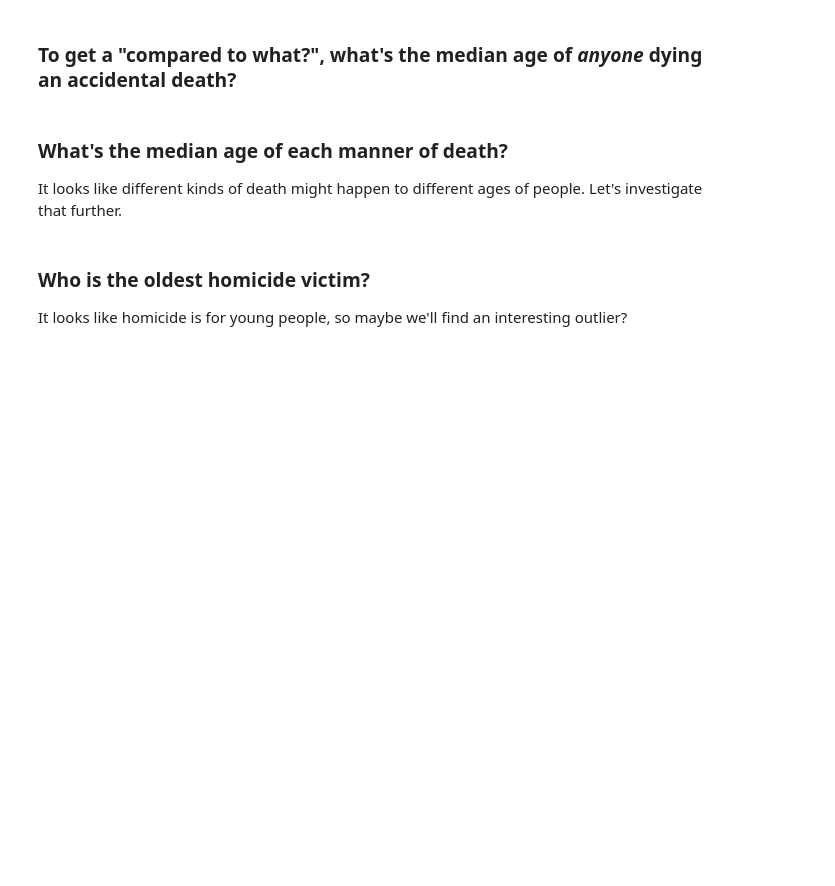
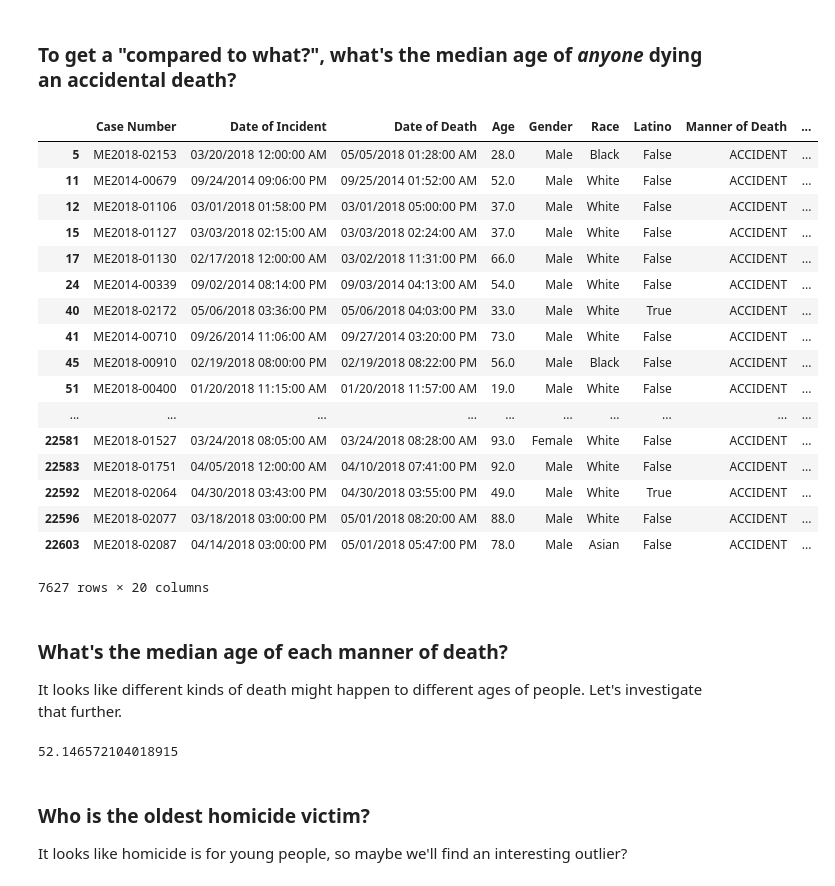
Before and after one commit to kosmaspanag/foundations_homework, a Jupyter notebook: 07-homework/medical-examiner/Medical Examiner.ipynb, the cells around one changed output. Saved outputs shown, nothing was run; the diff lists cells and outputs as text; code cells hidden in the pictures; blank space fills up the shorter version.

```diff
--- a/07-homework/medical-examiner/Medical Examiner.ipynb
+++ b/07-homework/medical-examiner/Medical Examiner.ipynb
@@ -266,9 +316,35 @@ Are fractures especially dangerous for the elderly?
 # %% [markdown]
 ### To get a "compared to what?", what's the median age of _anyone_ dying an accidental death?
+# %%
+accident = df[df['Manner of Death'].str.contains("ACCIDENT", na=False)]
+accident
+# %% [output]
+|  | Case Number | Date of Incident | Date of Death | Age | Gender | Race | Latino | Manner of Death | ... |
+| 5 | ME2018-02153 | 03/20/2018 12:00:00 AM | 05/05/2018 01:28:00 AM | 28.0 | Male | Black | False | ACCIDENT | ... |
+| 11 | ME2014-00679 | 09/24/2014 09:06:00 PM | 09/25/2014 01:52:00 AM | 52.0 | Male | White | False | ACCIDENT | ... |
+| 12 | ME2018-01106 | 03/01/2018 01:58:00 PM | 03/01/2018 05:00:00 PM | 37.0 | Male | White | False | ACCIDENT | ... |
+| 15 | ME2018-01127 | 03/03/2018 02:15:00 AM | 03/03/2018 02:24:00 AM | 37.0 | Male | White | False | ACCIDENT | ... |
+| 17 | ME2018-01130 | 02/17/2018 12:00:00 AM | 03/02/2018 11:31:00 PM | 66.0 | Male | White | False | ACCIDENT | ... |
+| 24 | ME2014-00339 | 09/02/2014 08:14:00 PM | 09/03/2014 04:13:00 AM | 54.0 | Male | White | False | ACCIDENT | ... |
+| 40 | ME2018-02172 | 05/06/2018 03:36:00 PM | 05/06/2018 04:03:00 PM | 33.0 | Male | White | True | ACCIDENT | ... |
+| 41 | ME2014-00710 | 09/26/2014 11:06:00 AM | 09/27/2014 03:20:00 PM | 73.0 | Male | White | False | ACCIDENT | ... |
+| 45 | ME2018-00910 | 02/19/2018 08:00:00 PM | 02/19/2018 08:22:00 PM | 56.0 | Male | Black | False | ACCIDENT | ... |
+| 51 | ME2018-00400 | 01/20/2018 11:15:00 AM | 01/20/2018 11:57:00 AM | 19.0 | Male | White | False | ACCIDENT | ... |
+| ... | ... | ... | ... | ... | ... | ... | ... | ... | ... |
+| 22581 | ME2018-01527 | 03/24/2018 08:05:00 AM | 03/24/2018 08:28:00 AM | 93.0 | Female | White | False | ACCIDENT | ... |
+| 22583 | ME2018-01751 | 04/05/2018 12:00:00 AM | 04/10/2018 07:41:00 PM | 92.0 | Male | White | False | ACCIDENT | ... |
+| 22592 | ME2018-02064 | 04/30/2018 03:43:00 PM | 04/30/2018 03:55:00 PM | 49.0 | Male | White | True | ACCIDENT | ... |
+| 22596 | ME2018-02077 | 03/18/2018 03:00:00 PM | 05/01/2018 08:20:00 AM | 88.0 | Male | White | False | ACCIDENT | ... |
+| 22603 | ME2018-02087 | 04/14/2018 03:00:00 PM | 05/01/2018 05:47:00 PM | 78.0 | Male | Asian | False | ACCIDENT | ... |
+7627 rows × 20 columns
 # %% [markdown]
 ### What's the median age of each manner of death?
 
 It looks like different kinds of death might happen to different ages of people. Let's investigate that further.
+# %%
+accident.Age.mean()
+# %% [output]
+52.146572104018915
 # %% [markdown]
 ### Who is the oldest homicide victim?
 
```
Also changed, not shown: parts of 8 cells of this notebook.
